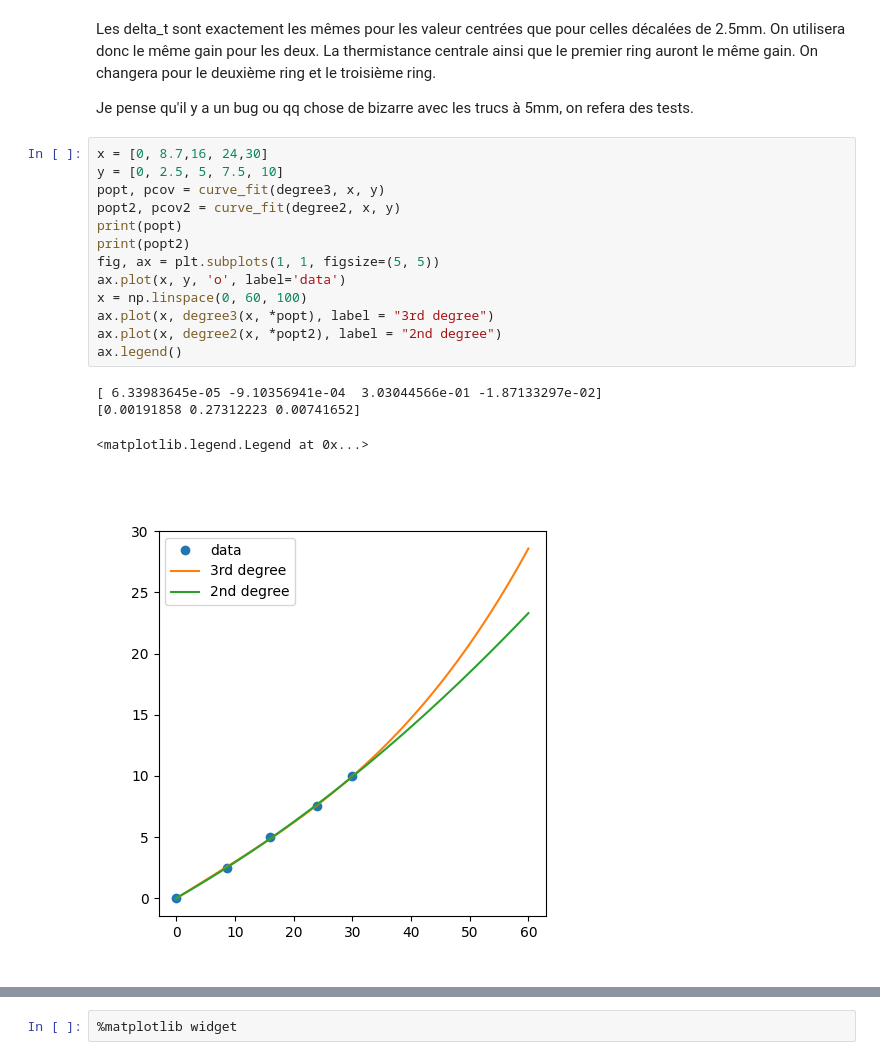
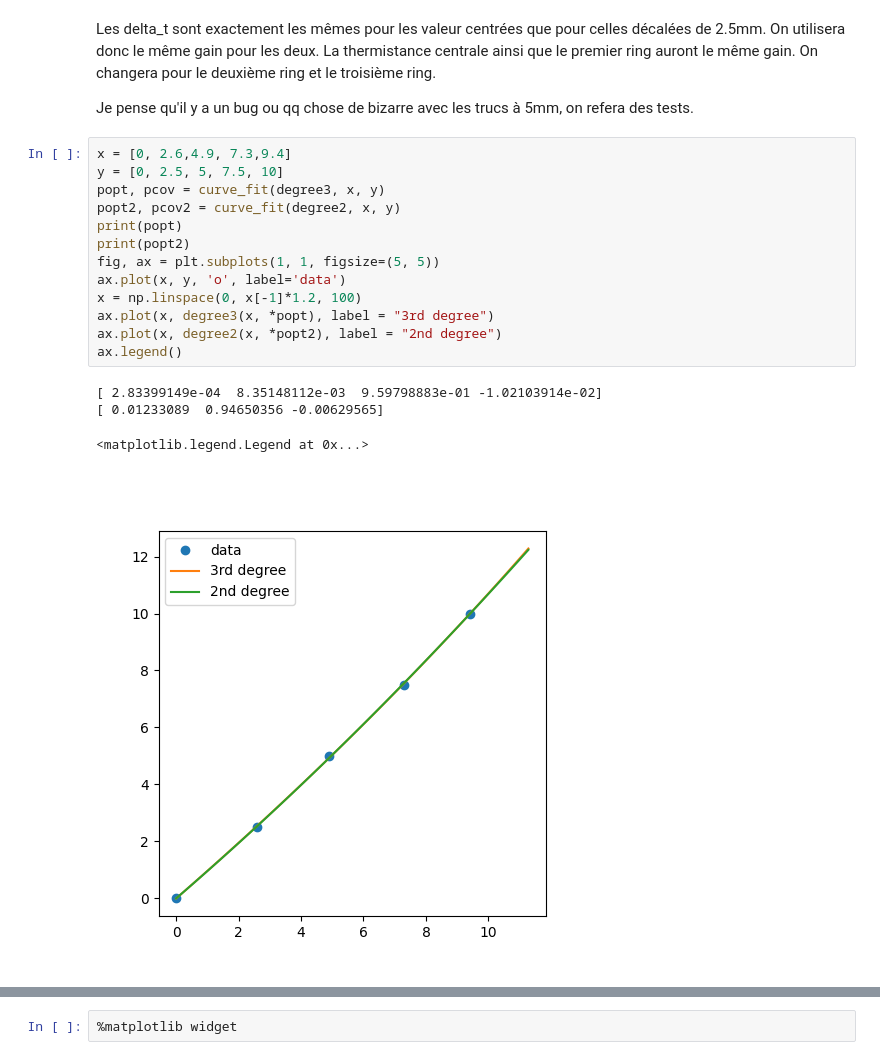
Before and after one commit to sapar82/Design-3-Team-2, a Jupyter notebook: Programmation/Debuggage/Script Python/notebook.ipynb, the cells around one changed output, grey strips where cells are left out. Drawn from its saved outputs; the diff is of its cells as text.

```diff
--- a/Programmation/Debuggage/Script Python/notebook.ipynb
+++ b/Programmation/Debuggage/Script Python/notebook.ipynb
@@ -125,21 +125,21 @@ Les delta_t sont exactement les mêmes pour les valeur centrées que pour celles
 
 Je pense qu'il y a un bug ou qq chose de bizarre avec les trucs à 5mm, on refera des tests.
 # %%
-x = [0, 8.7,16, 24,30]
+x = [0, 2.6,4.9, 7.3,9.4]
 y = [0, 2.5, 5, 7.5, 10]
 popt, pcov = curve_fit(degree3, x, y)
 popt2, pcov2 = curve_fit(degree2, x, y)
 print(popt)
 print(popt2)
 fig, ax = plt.subplots(1, 1, figsize=(5, 5))
 ax.plot(x, y, 'o', label='data')
-x = np.linspace(0, 60, 100)
+x = np.linspace(0, x[-1]*1.2, 100)
 ax.plot(x, degree3(x, *popt), label = "3rd degree")
 ax.plot(x, degree2(x, *popt2), label = "2nd degree")
 ax.legend()
 # %% [output]
-[ 6.33983645e-05 -9.10356941e-04  3.03044566e-01 -1.87133297e-02]
-[0.00191858 0.27312223 0.00741652]
+[ 2.83399149e-04  8.35148112e-03  9.59798883e-01 -1.02103914e-02]
+[ 0.01233089  0.94650356 -0.00629565]
 <matplotlib.legend.Legend at 0x...>
-[figure, old version]
+[figure, new version]
 # %%
```
Also changed, not shown: parts of 8 cells of this notebook.
